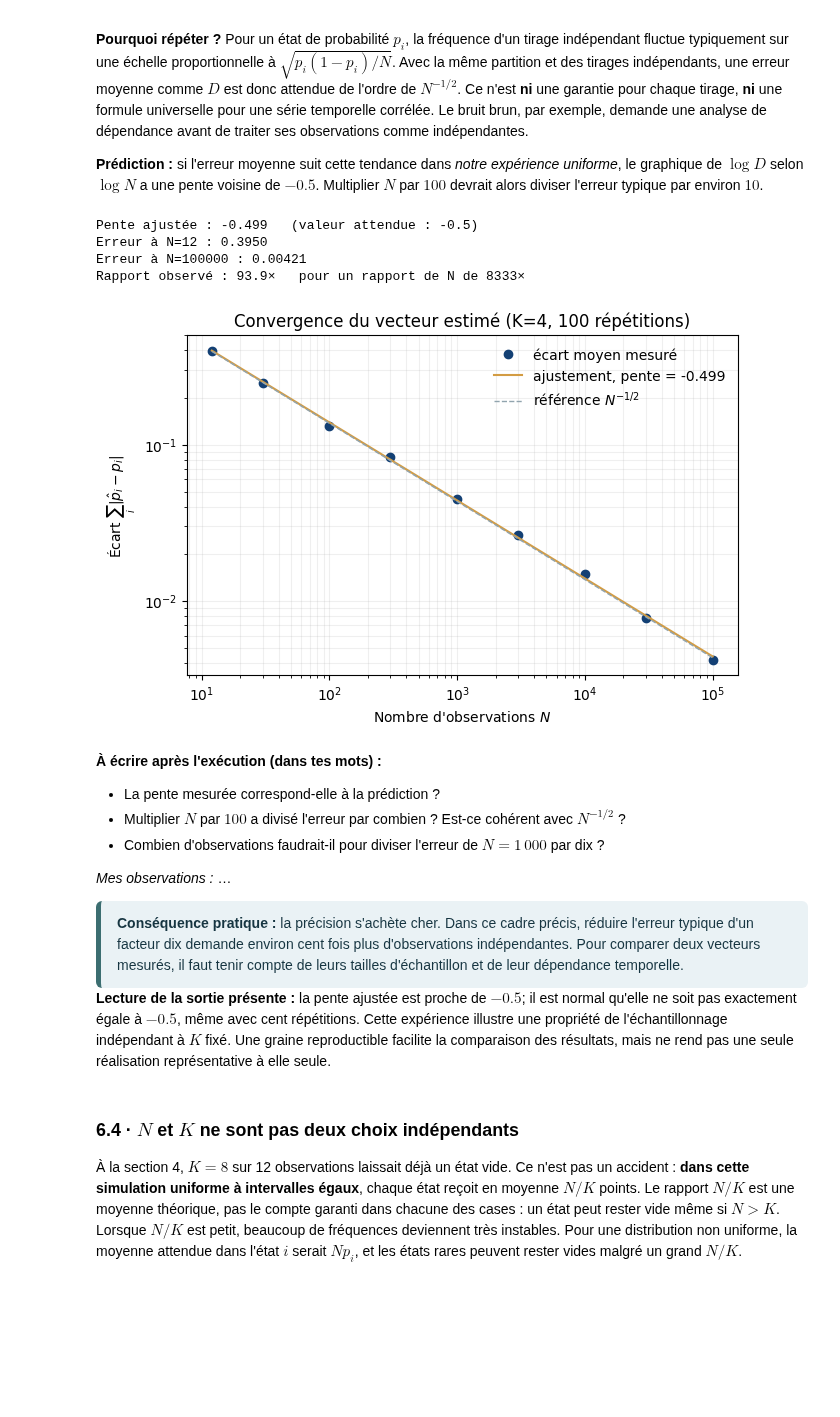
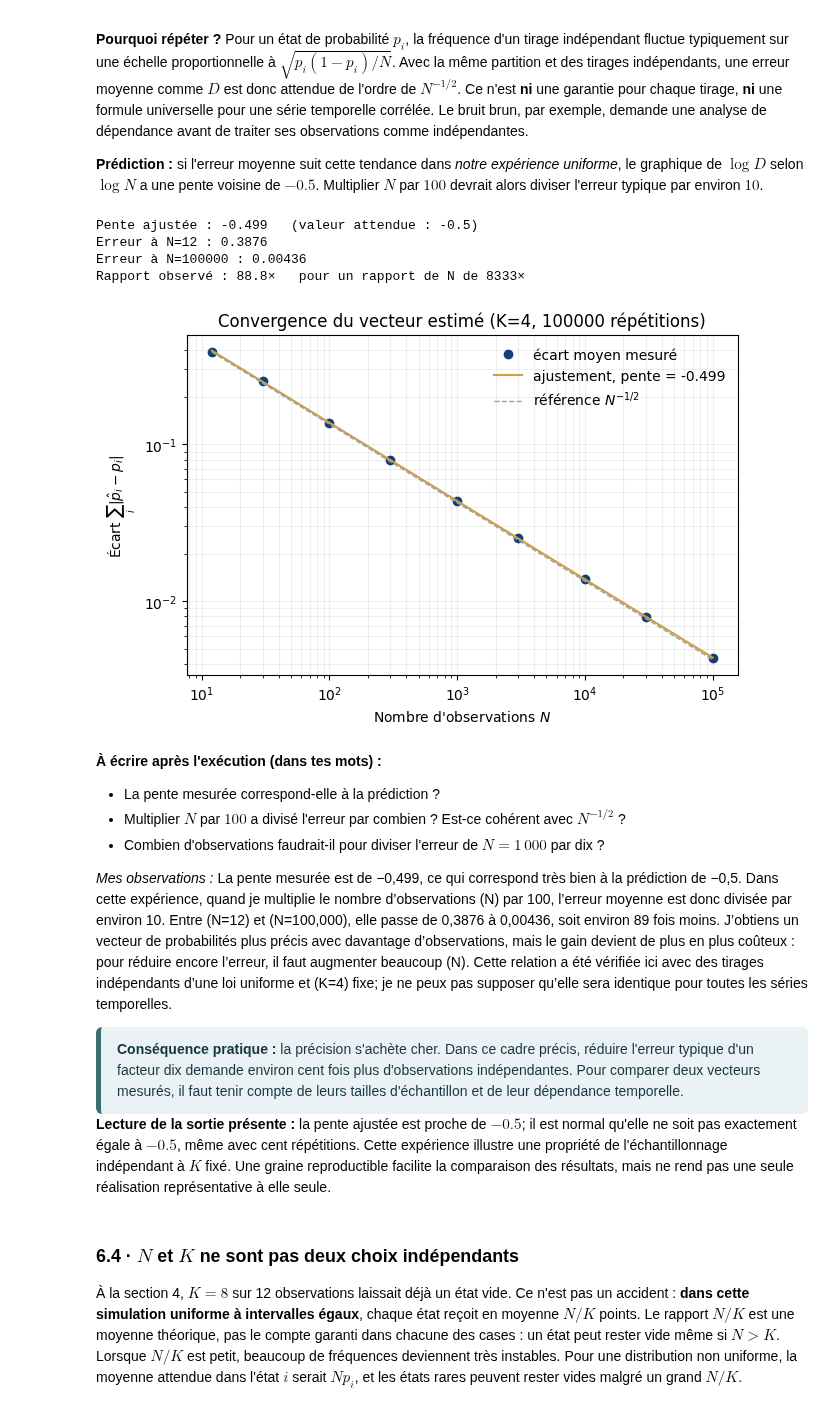
Before and after one commit to PhD-Brown/cascade-entropy, a Jupyter notebook: notebooks/00_fondations_probabilistes.ipynb, the cells around one changed output. Cells and saved outputs as stored; diff of their text form; code cells hidden in the pictures; blank space fills up the shorter version.

```diff
--- a/notebooks/00_fondations_probabilistes.ipynb
+++ b/notebooks/00_fondations_probabilistes.ipynb
@@ -500,7 +480,7 @@ par environ $10$.
 # %%
 N_liste = np.array([12, 30, 100, 300, 1_000, 3_000, 10_000, 30_000, 100_000])
 # Refaire 100 tirages indépendants à chaque taille limite la fluctuation de la courbe.
-N_REPETITIONS = 100
+N_REPETITIONS = 100000
 rng = np.random.default_rng(20260924)
 
 ecarts_moyens = []
@@ -512,37 +492,37 @@ for N_essai in N_liste:
         ecarts.append(np.abs(p_N - p_vrai).sum())
     # Moyenne des 100 écarts pour cette taille, avant de passer au N suivant.
     ecarts_moyens.append(np.mean(ecarts))
 ecarts_moyens = np.array(ecarts_moyens)
 
 # Ajuster log(erreur moyenne) = pente * log(N) + constante.
 pente, ordonnee = np.polyfit(np.log(N_liste), np.log(ecarts_moyens), deg=1)
 print(f"Pente ajustée : {pente:.3f}   (valeur attendue : -0.5)")
 print(f"Erreur à N={N_liste[0]} : {ecarts_moyens[0]:.4f}")
 print(f"Erreur à N={N_liste[-1]} : {ecarts_moyens[-1]:.5f}")
 print(f"Rapport observé : {ecarts_moyens[0] / ecarts_moyens[-1]:.1f}×"
       f"   pour un rapport de N de {N_liste[-1] / N_liste[0]:.0f}×")
 
 fig, ax = plt.subplots(figsize=(6.4, 4.2), layout="constrained")
 ax.loglog(N_liste, ecarts_moyens, "o", color="#134074", label="écart moyen mesuré")
 ax.loglog(N_liste, np.exp(ordonnee) * N_liste ** pente, "-", color="#D39C43",
           label=f"ajustement, pente = {pente:.3f}")
 ax.loglog(N_liste, ecarts_moyens[0] * (N_liste / N_liste[0]) ** -0.5, "--",
           color="#91a4ae", linewidth=1, label=r"référence $N^{-1/2}$")
 ax.set(xlabel="Nombre d'observations $N$",
        ylabel=r"Écart $\sum_i |\hat p_i - p_i|$",
        title=f"Convergence du vecteur estimé (K=4, {N_REPETITIONS} répétitions)")
 ax.grid(alpha=0.2, which="both")
 ax.legend(frameon=False)
 plt.show()
 
 # Contrôle de cohérence pour ce protocole et ces graines, pas théorème universel.
 assert -0.6 < pente < -0.4, "La pente devrait être voisine de -1/2."
 # %% [output]
 Pente ajustée : -0.499   (valeur attendue : -0.5)
-Erreur à N=12 : 0.3950
-Erreur à N=100000 : 0.00421
-Rapport observé : 93.9×   pour un rapport de N de 8333×
+Erreur à N=12 : 0.3876
+Erreur à N=100000 : 0.00436
+Rapport observé : 88.8×   pour un rapport de N de 8333×
-[figure, old version]
+[figure, new version]
 # %% [markdown]
 **À écrire après l'exécution (dans tes mots) :**
 
@@ -550,7 +530,8 @@ Rapport observé : 93.9×   pour un rapport de N de 8333×
 - Multiplier $N$ par $100$ a divisé l'erreur par combien ? Est-ce cohérent avec $N^{-1/2}$ ?
 - Combien d'observations faudrait-il pour diviser l'erreur de $N=1\,000$ par dix ?
 
-*Mes observations :* …
+*Mes observations :* La pente mesurée est de −0,499, ce qui correspond très bien à la prédiction de −0,5. Dans cette expérience, quand je multiplie le nombre d’observations \(N\) par 100, l’erreur moyenne est donc divisée par environ 10. Entre \(N=12\) et \(N=100\,000\), elle passe de 0,3876 à 0,00436, soit environ 89 fois moins. J’obtiens un vecteur de probabilités plus précis avec davantage d’observations, mais le gain devient de plus en plus coûteux : pour réduire encore l’erreur, il faut augmenter beaucoup \(N\). Cette relation a été vérifiée ici avec des tirages indépendants d’une loi uniforme et \(K=4\) fixe; je ne peux pas supposer qu’elle sera identique pour toutes les séries temporelles.
+
 
 <div style="background:#eaf2f5;border-left:5px solid #3C6E71;padding:12px 16px;border-radius:6px;color:#163541">
 <b>Conséquence pratique :</b> la précision s'achète cher. Dans ce cadre précis, réduire l'erreur typique d'un facteur dix demande environ
```
Also changed, not shown: parts of 3 cells of this notebook, 22 other files.
